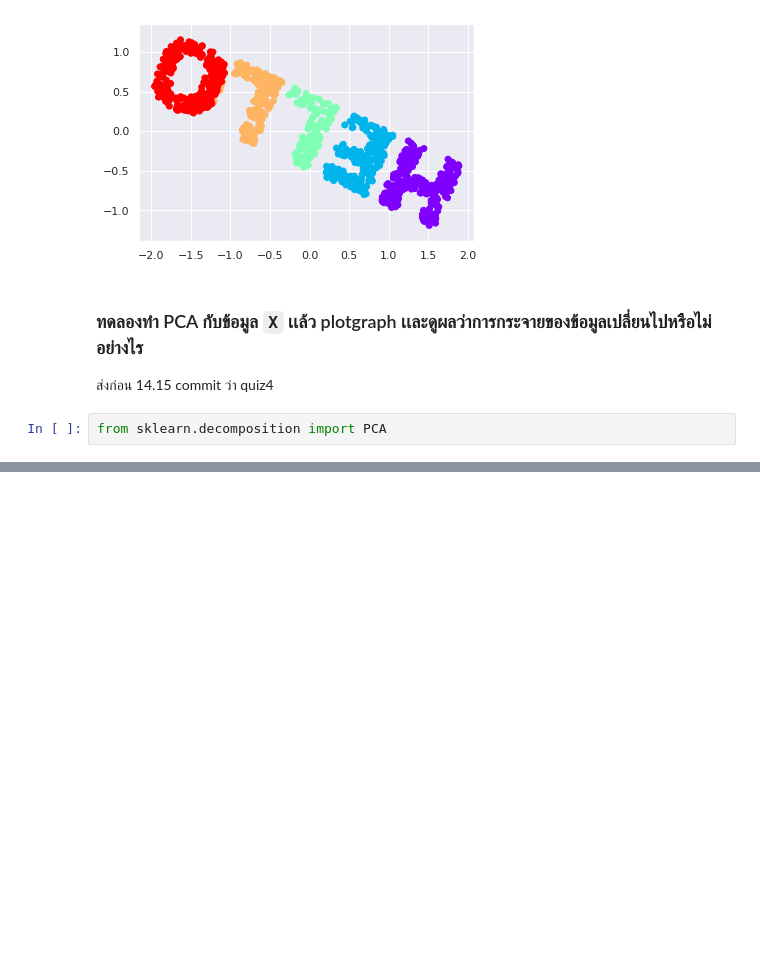
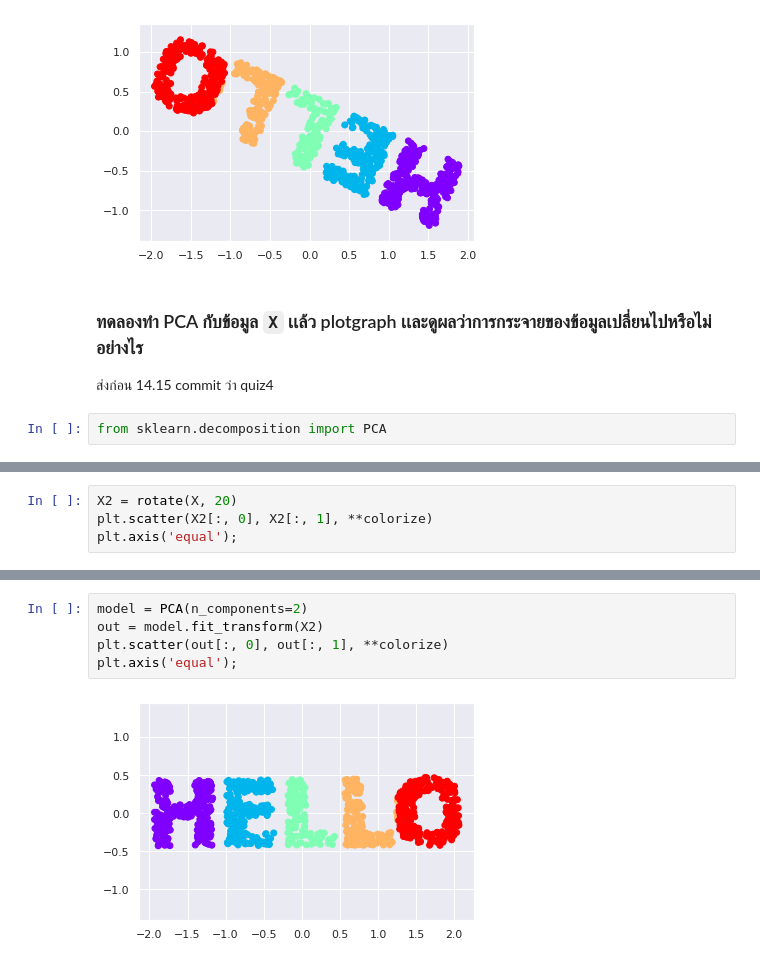
Before and after one commit to Chanunchida-May/multivariate, a Jupyter notebook: chapter4MDS.ipynb, the cells around one changed output, grey strips where cells are left out. Saved outputs shown, nothing was run; the diff lists cells and outputs as text; blank space fills up the shorter version.

```diff
--- a/chapter4MDS.ipynb
+++ b/chapter4MDS.ipynb
@@ -196,0 +199,4 @@ from sklearn.decomposition import PCA
+# %%
+X2 = rotate(X, 20)
+plt.scatter(X2[:, 0], X2[:, 1], **colorize)
+plt.axis('equal');
@@ -196,0 +205,7 @@ from sklearn.decomposition import PCA
+# %%
+model = PCA(n_components=2)
+out = model.fit_transform(X2)
+plt.scatter(out[:, 0], out[:, 1], **colorize)
+plt.axis('equal');
+# %% [output]
+[figure, added]
```
Also changed, not shown: parts of 2 cells of this notebook.
